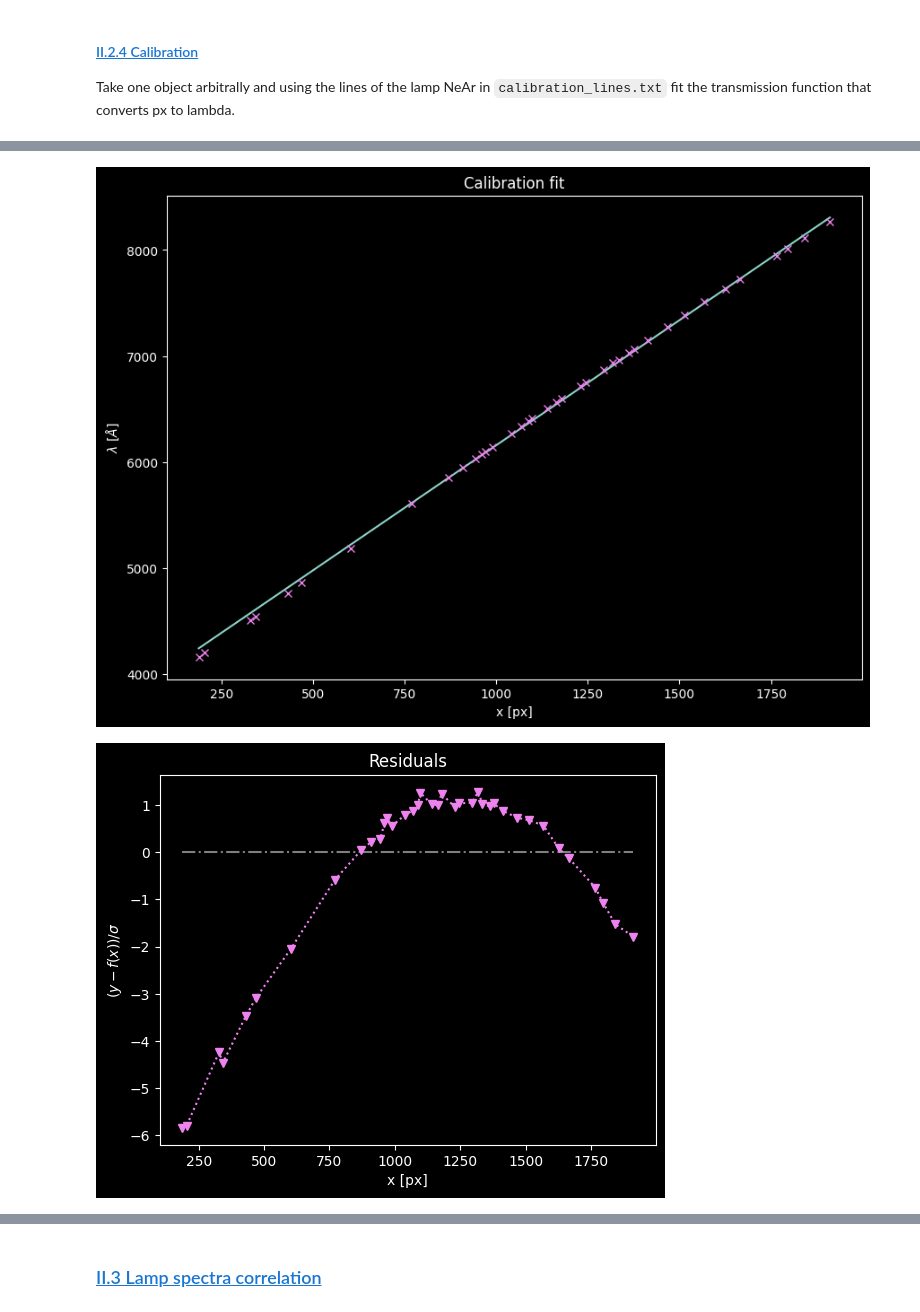
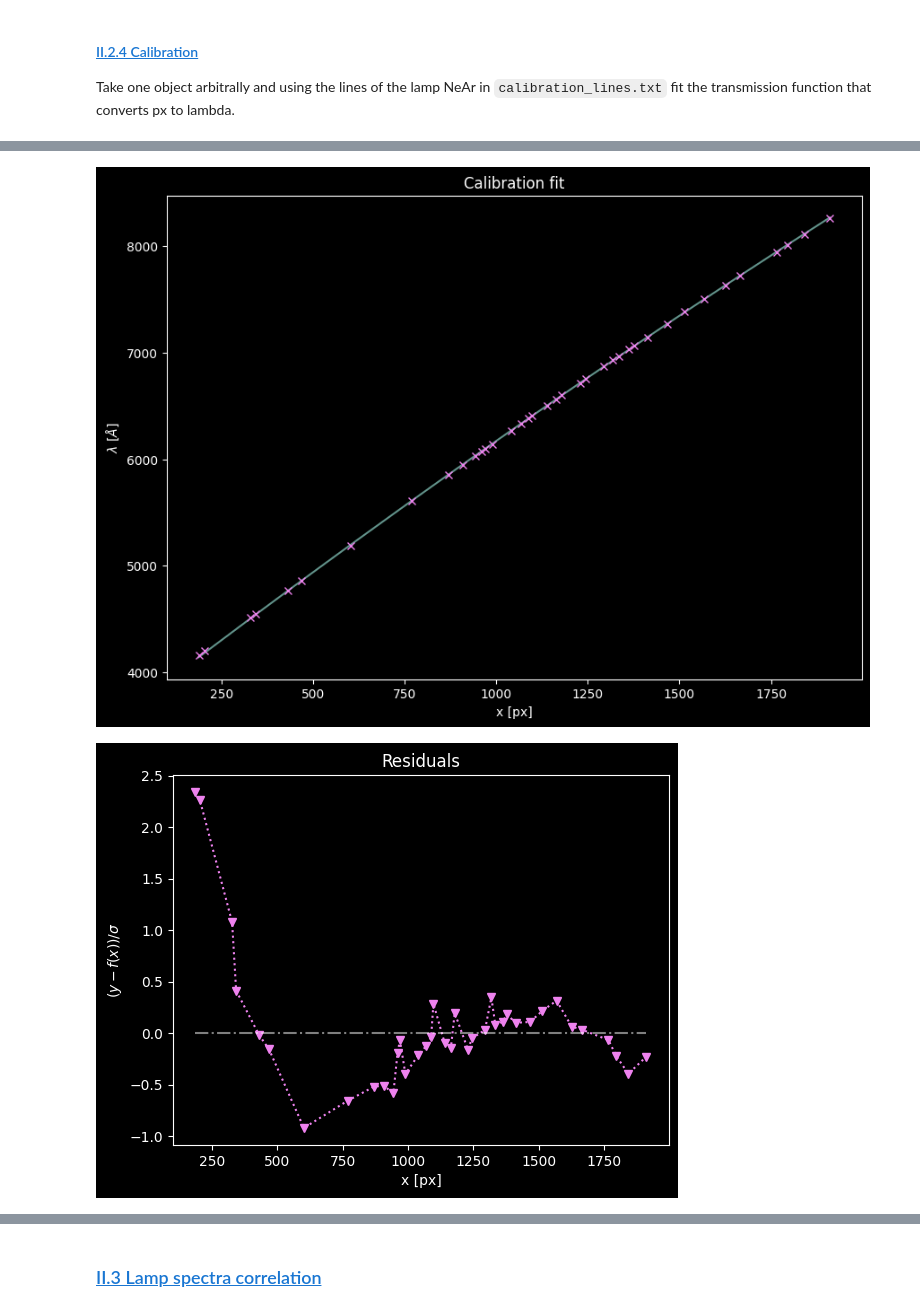
Before and after one commit to 00-berni/proj_3, a Jupyter notebook: notebook/script_notebook.ipynb, the cells around one changed output, grey strips where cells are left out. Saved outputs shown, nothing was run; the diff lists cells and outputs as text; code cells hidden in the pictures.

```diff
--- a/notebook/script_notebook.ipynb
+++ b/notebook/script_notebook.ipynb
@@ -494,31 +494,31 @@ plt.show()
 cal_file = os.path.join(os.path.split(obj_fit)[0],'calibration_lines.txt')
 # extraction
 lines, x, Dx = np.loadtxt(cal_file, unpack=True)
+
 # fit
-def fit_func(x,p0,p1):
-    return p0 + p1*x
+def fit_func(x,p0,p1,p2):
+    return p2 + p1 * x + p0 * x**2
 
-initial_values = [3600,2.6]
+initial_values = [-1.,2.6,3600]
 pop, pcov = curve_fit(fit_func,x,lines,initial_values)
 for i in range(2):
     initial_values = pop
-    Dy = Dx*pop[1]
+    Dy = np.sqrt((Dx*pop[1])**2 + (2*Dx*x*pop[0])**2 + pcov[0][1] + pcov[0][2] + pcov[1][2])
     pop, pcov = curve_fit(fit_func,x,lines,initial_values, sigma=Dy)
-p0,p1 = pop
-Dp0,Dp1 = np.sqrt(pcov.diagonal())
+p0,p1,p2 = pop
+Dp0,Dp1,Dp2 = np.sqrt(pcov.diagonal())
 
-sigma = Dy**2 + Dp0**2 + (Dp1*x)**2 + pcov[0][1]
-chiq = sum((lines - fit_func(x,p0,p1))**2/sigma)
+sigma = Dy**2 + Dp2**2 + (Dp1*x)**2 + (Dp0*x**2)**2 + pcov[0][1] + pcov[0][2] + pcov[1][2]
+chiq = sum((lines - fit_func(x,p0,p1,p2))**2/sigma)
 
-print(f'Fit results for 2 params\np0 =\t{p0} +- {Dp0}\np1 =\t{p1} +- {Dp1}\ncor =\t{pcov[0][1]/Dp0/Dp1*100} %\nDy =\t{Dy}')
-print(f'Chi_red =\t{chiq/(len(x)-2)} +- {np.sqrt(len(x)-2)}')
-
-cal_func = lambda x : fit_func(x,p0,p1)
+print(f'Fit results for 3 params\n\n\ty(x) = p0 * x**2 + p1 * x + p2\n\np0 =\t{p0} +- {Dp0}\np1 =\t{p1} +- {Dp1}\np2 =\t{p2} +- {Dp2}\ncor01 =\t{pcov[0][1]/Dp0/Dp1}\ncor02 =\t{pcov[0][2]/Dp0/Dp2}\ncor12 =\t{pcov[2][1]/Dp2/Dp1}')
+print(f'Chi_red =\t{chiq/(len(x)-3)} +- {np.sqrt(len(x)-3)}')
+cal_func = lambda x : fit_func(x,p0,p1,p2)
 
 plt.figure(figsize=[10,7])
 plt.title('Calibration fit')
 plt.errorbar(x,lines,xerr=Dx,fmt='x',color='violet')
-plt.plot(x,cal_func(x))
+plt.plot(x,cal_func(x),alpha=0.7)
 # plt.plot(x,cal_func(x)+np.sqrt(sigma-(Dx*p1)**2),'-.', color='gray',alpha=0.7)
 # plt.plot(x,cal_func(x)-np.sqrt(sigma-(Dx*p1)**2),'-.', color='gray',alpha=0.7)
 plt.xlabel('x [px]')
@@ -526,52 +526,12 @@ plt.ylabel('$\lambda$ [$\AA$]')
 
 plt.figure()
 plt.title('Residuals')
+plt.plot(x,(lines-cal_func(x))/np.sqrt(sigma),'v:',color='violet')
 plt.hlines(0,min(x),max(x),linestyles='-.',alpha=0.5)
-plt.plot(x,(lines-cal_func(x))/np.sqrt(sigma),'v:',color='violet')
 plt.xlabel('x [px]')
 plt.ylabel('$(y-f(x))/\sigma$')
 
 plt.show()
-
-
-##! 2 or 3 parameters?
-# def fit_func(x,p0,p1,p2):
-#     return p0 + p1 * x + p2 * x**2
-
-# initial_values = [3600,2.6,0.]
-# pop, pcov = curve_fit(fit_func,x,lines,initial_values)
-# for i in range(2):
-#     initial_values = pop
-#     Dy = np.sqrt((Dx*pop[1])**2 + (2*Dx*x*pop[2])**2)
-#     pop, pcov = curve_fit(fit_func,x,lines,initial_values, sigma=Dy)
-# p0,p1,p2 = pop
-# Dp0,Dp1,Dp2 = np.sqrt(pcov.diagonal())
-
-# sigma = Dy**2 #+ Dp0**2 + (Dp1*x)**2 + (Dp2*x**2)**2 + pcov[0][1] + pcov[0][2] + pcov[1][2]
-# chiq = sum((lines - fit_func(x,p0,p1,p2))**2/sigma)
-
-# print(f'Fit results for 3 params\np0 =\t{p0} +- {Dp0}\np1 =\t{p1} +- {Dp1}\np2 =\t{p2} +- {Dp2}\ncor01 =\t{pcov[0][1]/Dp0/Dp1*100} %\ncor02 =\t{pcov[0][2]/Dp0/Dp2*100} %\ncor12 =\t{pcov[2][1]/Dp2/Dp1*100} %')
-# print(f'Chi_red =\t{chiq/(len(x)-3)} +- {np.sqrt(len(x)-3)}')
-
-# cal_func = lambda x : fit_func(x,p0,p1,p2)
-
-# plt.figure(figsize=[10,7])
-# plt.title('Calibration fit')
-# plt.errorbar(x,lines,xerr=Dx,fmt='x',color='violet')
-# plt.plot(x,cal_func(x))
-# # plt.plot(x,cal_func(x)+np.sqrt(sigma-(Dx*p1)**2),'-.', color='gray',alpha=0.7)
-# # plt.plot(x,cal_func(x)-np.sqrt(sigma-(Dx*p1)**2),'-.', color='gray',alpha=0.7)
-# plt.xlabel('x [px]')
-# plt.ylabel('$\lambda$ [$\AA$]')
-
-# plt.figure()
-# plt.title('Residuals')
-# plt.plot(x,(lines-cal_func(x))/np.sqrt(sigma),'v:',color='violet')
-# plt.hlines(0,min(x),max(x),linestyles='-.',alpha=0.5)
-# plt.xlabel('x [px]')
-# plt.ylabel('$(y-f(x))/\sigma$')
-
-# plt.show()
 
 
 
@@ -616,2 +575,2 @@ Chi_red =       4.378690212953455 +- 6.0
-[figure, old version]
+[figure, new version]
-[figure, old version]
+[figure, new version]
```
Also changed, not shown: parts of 4 cells of this notebook.
